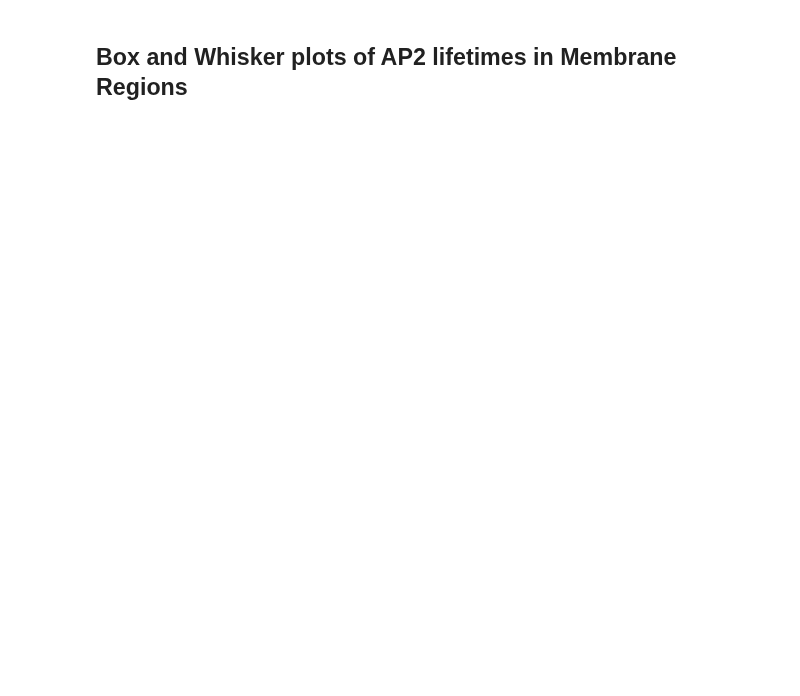
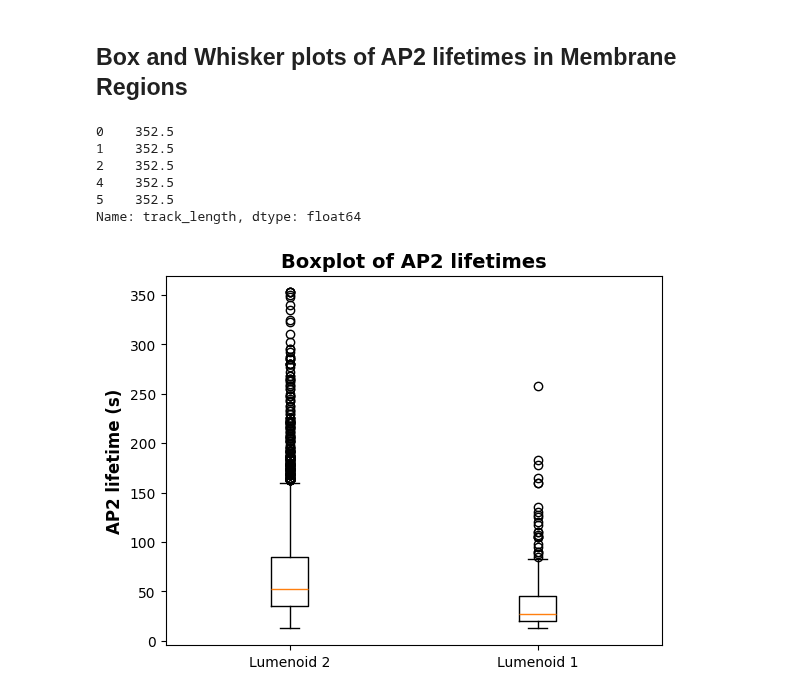
Before and after one commit to MatsulabUW/LLSM-CME-ANALYSIS, a Jupyter notebook: Final/Jupyter_Notebooks/matlab_interface/segmented_endocytosis_plots.ipynb, the cells around one changed output. Cells and saved outputs as stored; diff of their text form; code cells hidden in the pictures; blank space fills up the shorter version.

```diff
--- a/Final/Jupyter_Notebooks/matlab_interface/segmented_endocytosis_plots.ipynb
+++ b/Final/Jupyter_Notebooks/matlab_interface/segmented_endocytosis_plots.ipynb
@@ -212,0 +168,55 @@ tracks_basal = tracks_channel_subset_treatment[tracks_channel_subset_treatment['
+# %%
+def compareLumenoidsBoxPlot(lumenoid1, lumenoid2, region_to_plot, lumenoid1_name, lumenoid2_name):
+    """
+    Filter out tracks with intensity peaks occurring too early relative to the start frame.
+
+    Parameters:
+    1. lumenoid1 (pd.Dataframe): Name of the first lumenoid to filter tracks.
+    2. lumenoid2 (pd.Dataframe): Name of the second lumenoid to filter tracks.
+    3. region_to_plot (str): The region to filter tracks by. If 'All', no filtering is applied. Otherwise should be 'Apical', 'Lateral', or 'Basal'.
+    4. lumenoid1_name (str): Name of the first lumenoid for labeling.
+    5. lumenoid2_name (str): Name of the second lumenoid for labeling.
+    Outputs:
+    1. pd.DataFrame: Filtered DataFrame containing tracks with the specified region and channel conditions.
+
+    """
+    if region_to_plot == 'All':
+        lumenoid1_all_lifetimes = lumenoid1['track_length']*framerate_msec/1000
+        lumenoid2_all_lifetimes = lumenoid2['track_length']*framerate_msec/1000
+        plt.boxplot([lumenoid1_all_lifetimes,lumenoid2_all_lifetimes], labels=[lumenoid1_name, lumenoid2_name])
+        plt.ylabel('AP2 lifetime (s)', fontsize = 12, weight = 'bold')  # X-axis label
+        plt.title('Boxplot of AP2 lifetimes', fontsize = 14, weight = 'bold')
+        plt.show()
+    else:
+        lumenoid1_region_tracks = lumenoid1[lumenoid1['membrane_region'] == region_to_plot]
+        lumenoid2_region_tracks = lumenoid2[lumenoid2['membrane_region'] == region_to_plot]
+
+        lumenoid1_region_lifetimes = lumenoid1_region_tracks['track_length']*framerate_msec/1000
+        lumenoid2_region_lifetimes = lumenoid2_region_tracks['track_length']*framerate_msec/1000
+        plt.boxplot([lumenoid1_region_lifetimes, lumenoid2_region_lifetimes], labels=[lumenoid1_name, lumenoid2_name])
+        plt.ylabel('AP2 lifetime (s)', fontsize = 12, weight = 'bold')
+        plt.title(f'Boxplot of AP2 lifetimes in {region_to_plot} Regions', fontsize = 14, weight = 'bold')
+        plt.show()
+# %%
+compare_lumenoid_input_file_directory = 'lumenoid_1cropped_analysis/'
+compare_lumenoid_df = pd.read_pickle(os.path.join(base_dir, compare_lumenoid_input_file_directory, 'datasets', 'region_filtered_tracks_final.pkl'))
+
+tracks_channel_subset_compare = trackFilter('All', True, compare_lumenoid_df)
+boxplot_data_lumenoid2 = trackFilter('All', False, filtered_tracks_treatment)
+# %%
+# test_lumenoid_df = compare_lumenoid_df[compare_lumenoid_df['membrane_region'] == 'Apical']
+# test_lumenoid_df.head()
+test_length = filtered_tracks_treatment['track_length']*framerate_msec/1000
+test_length = test_length[test_length > 300]
+test_length.head()
+# %% [output]
+0    352.5
+1    352.5
+2    352.5
+4    352.5
+5    352.5
+Name: track_length, dtype: float64
+# %%
+compareLumenoidsBoxPlot(boxplot_data_lumenoid2, compare_lumenoid_df, 'All', 'Lumenoid 2', 'Lumenoid 1')
+# %% [output]
+[figure, added]
```
Also changed, not shown: parts of 8 cells of this notebook.
